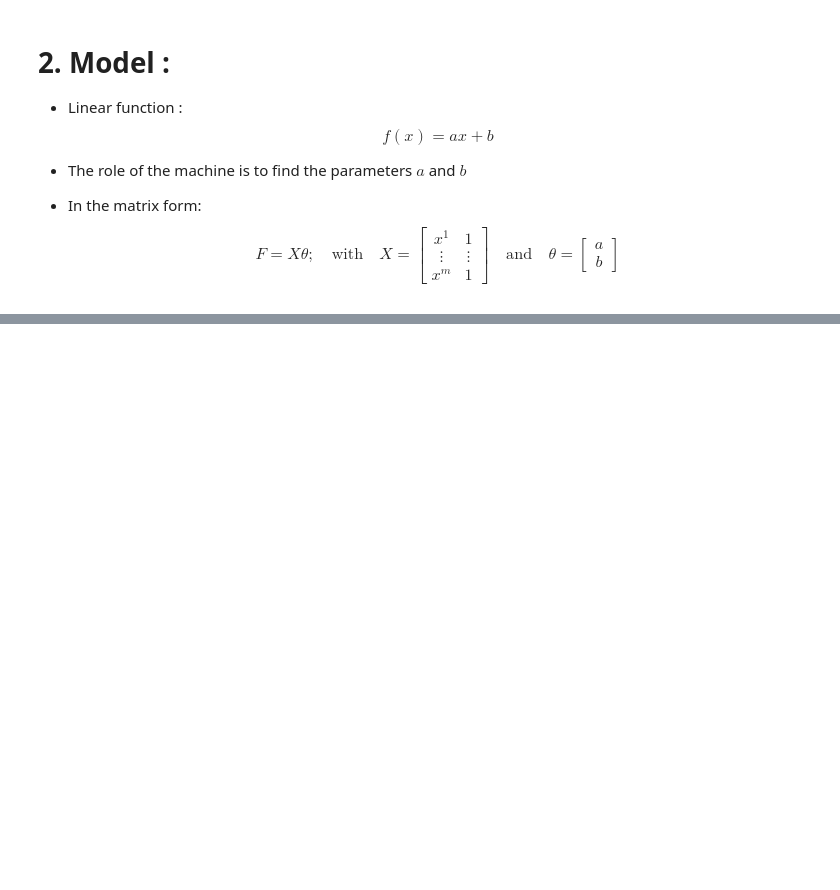
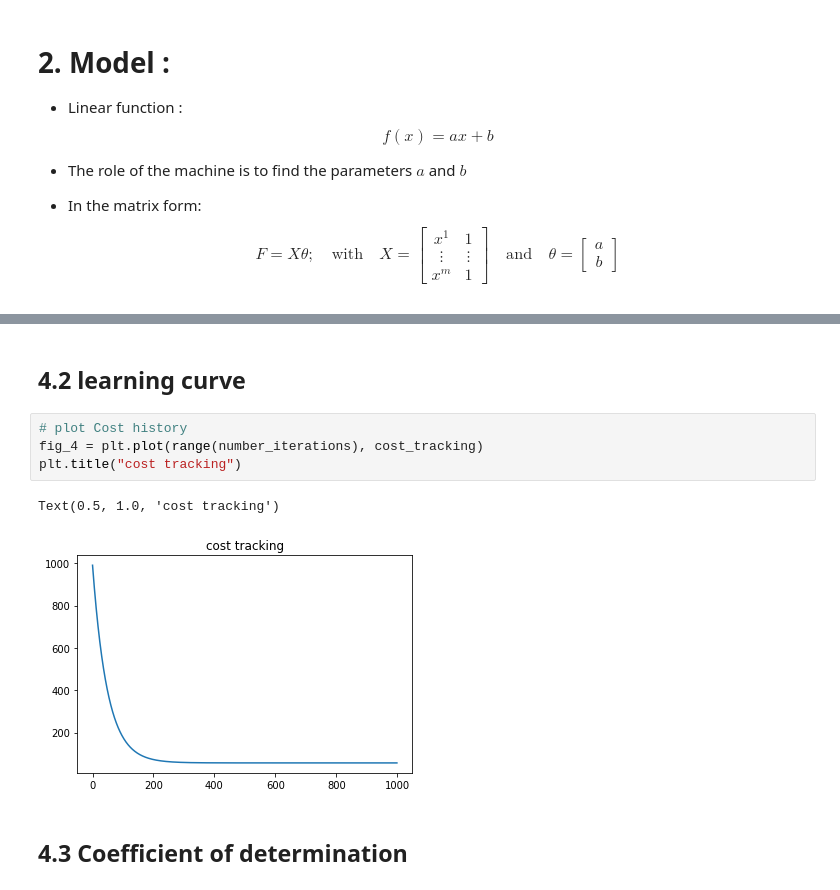
Before and after one commit to mahtat555/Regression, a Jupyter notebook: linear_regression/example_2d.ipynb, the cells around one changed output, grey strips where cells are left out. Cells and saved outputs as stored; diff of their text form; blank space fills up the shorter version.

```diff
--- a/linear_regression/example_2d.ipynb
+++ b/linear_regression/example_2d.ipynb
@@ -106,0 +134,11 @@ def gradient_descent(data_x, data_y, parameters, learn_rate, nb_iterations):
+# %% [markdown]
+## 4.2 learning curve
+# %%
+# plot Cost history
+fig_4 = plt.plot(range(number_iterations), cost_tracking)
+plt.title("cost tracking")
+# %% [output]
+Text(0.5, 1.0, 'cost tracking')
+[figure, added]
+# %% [markdown]
+## 4.3 Coefficient of determination
```
Also changed, not shown: parts of 13 cells of this notebook.
